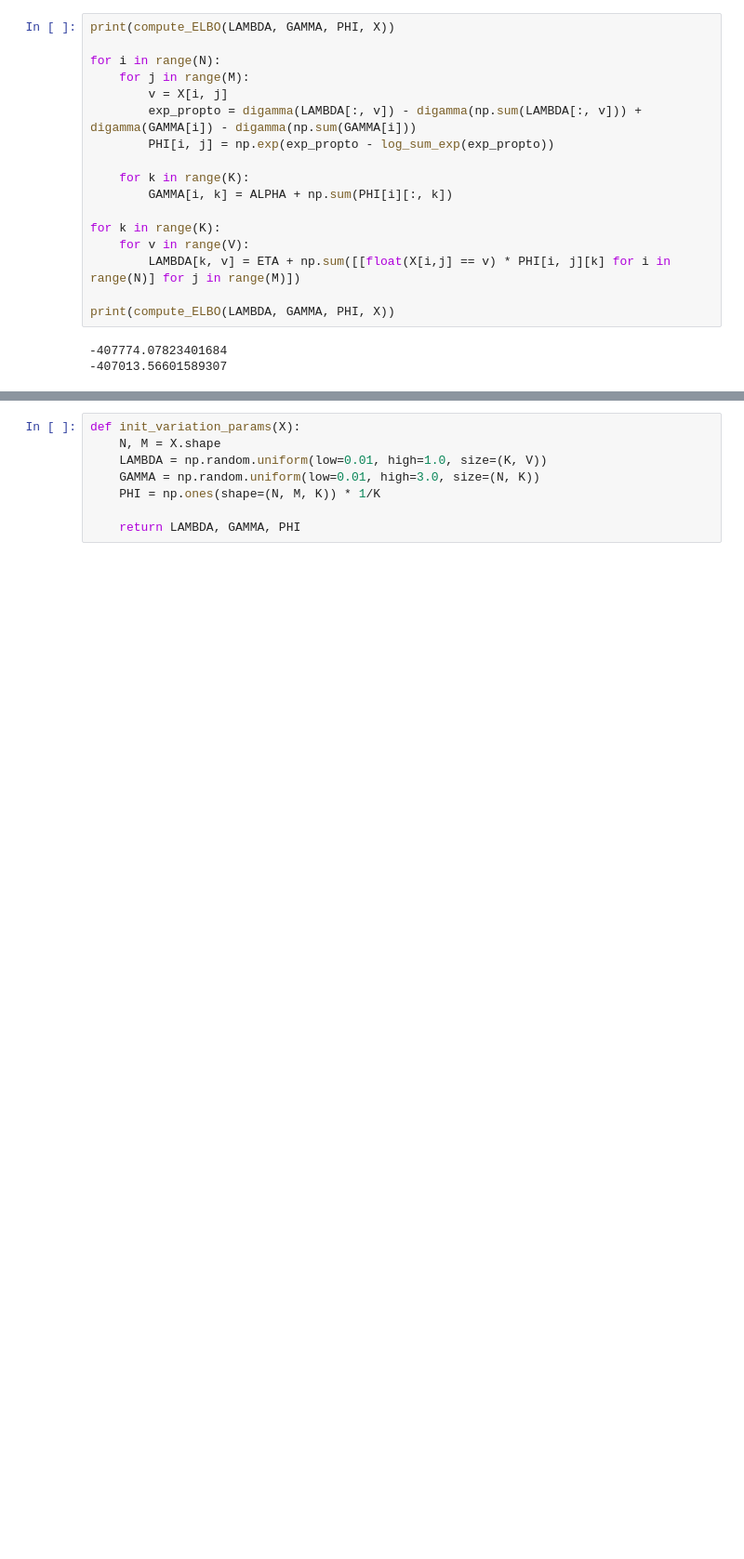
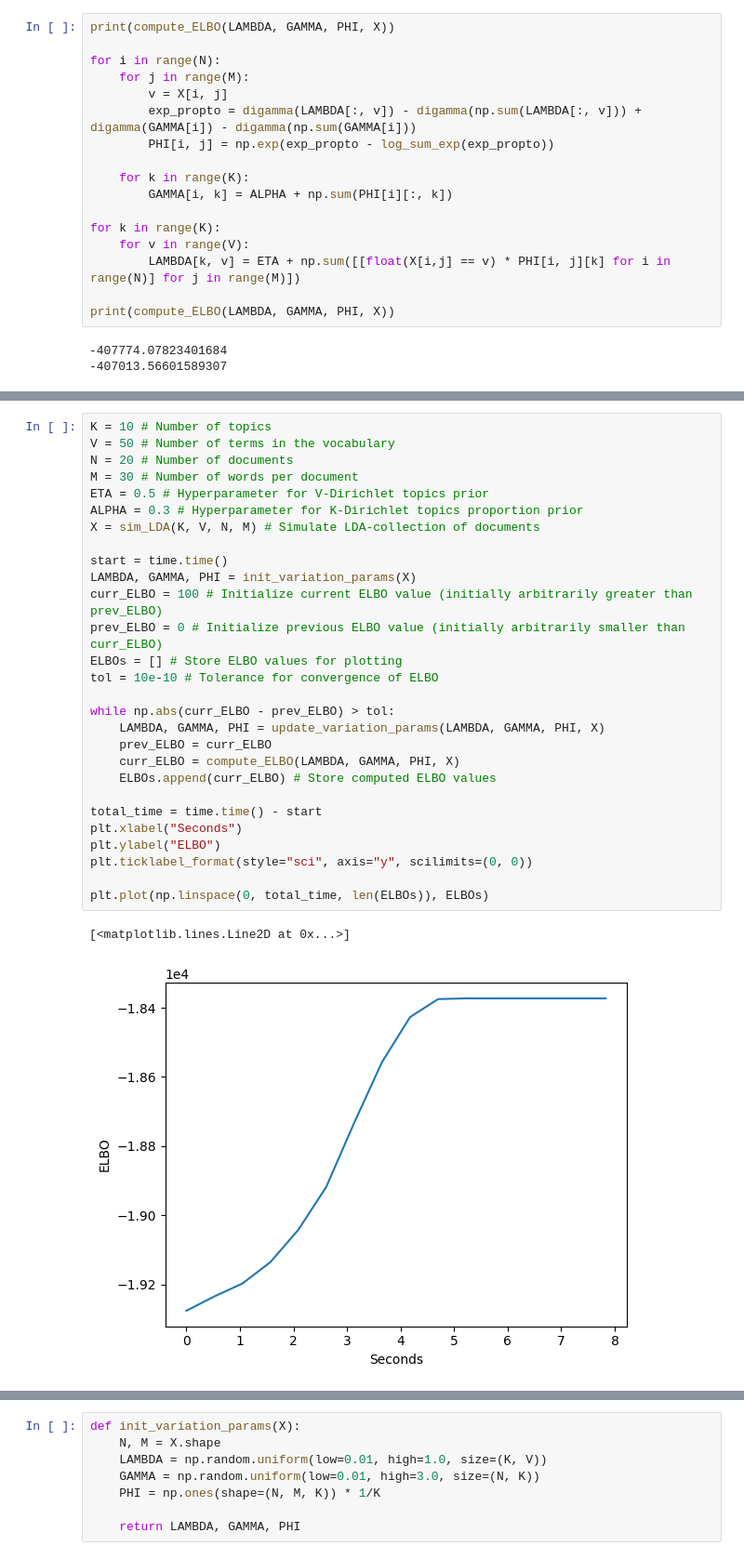
Before and after one commit to dasaeed/HT, a Jupyter notebook: LDA/LDA_testing.ipynb, the cells around one changed output, grey strips where cells are left out. Shown: that part at 93% size. Cells and saved outputs as stored; diff of their text form; blank space fills up the shorter version.

```diff
--- a/LDA/LDA_testing.ipynb
+++ b/LDA/LDA_testing.ipynb
@@ -109,3 +133,34 @@ print(compute_ELBO(LAMBDA, GAMMA, PHI, X))
+# %%
+K = 10 # Number of topics
+V = 50 # Number of terms in the vocabulary
+N = 20 # Number of documents
+M = 30 # Number of words per document
+ETA = 0.5 # Hyperparameter for V-Dirichlet topics prior
+ALPHA = 0.3 # Hyperparameter for K-Dirichlet topics proportion prior
+X = sim_LDA(K, V, N, M) # Simulate LDA-collection of documents
+
+start = time.time()
+LAMBDA, GAMMA, PHI = init_variation_params(X)
+curr_ELBO = 100 # Initialize current ELBO value (initially arbitrarily greater than prev_ELBO)
+prev_ELBO = 0 # Initialize previous ELBO value (initially arbitrarily smaller than curr_ELBO)
+ELBOs = [] # Store ELBO values for plotting
+tol = 10e-10 # Tolerance for convergence of ELBO
+
+while np.abs(curr_ELBO - prev_ELBO) > tol:
+    LAMBDA, GAMMA, PHI = update_variation_params(LAMBDA, GAMMA, PHI, X)
+    prev_ELBO = curr_ELBO
+    curr_ELBO = compute_ELBO(LAMBDA, GAMMA, PHI, X)
+    ELBOs.append(curr_ELBO) # Store computed ELBO values
+
+total_time = time.time() - start
+plt.xlabel("Seconds")
+plt.ylabel("ELBO")
+plt.ticklabel_format(style="sci", axis="y", scilimits=(0, 0))
+
+plt.plot(np.linspace(0, total_time, len(ELBOs)), ELBOs)
+# %% [output]
+[<matplotlib.lines.Line2D at 0x...>]
+[figure, added]
 # %%
 K = 10 # Number of topics
 V = 50 # Number of terms in the vocabulary
```
Also changed, not shown: parts of 3 cells of this notebook.
